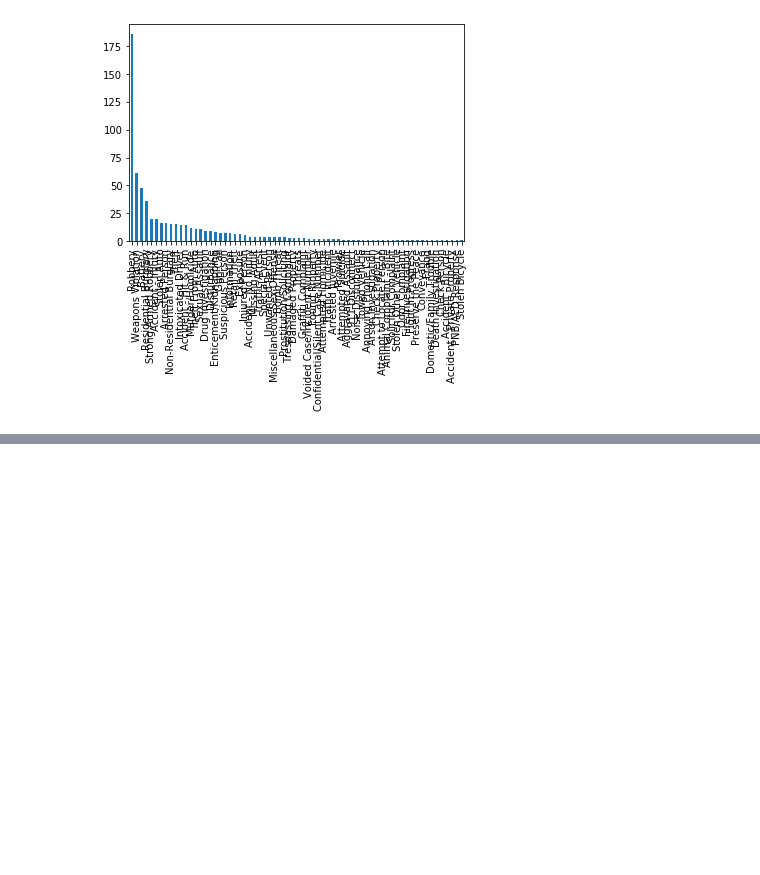
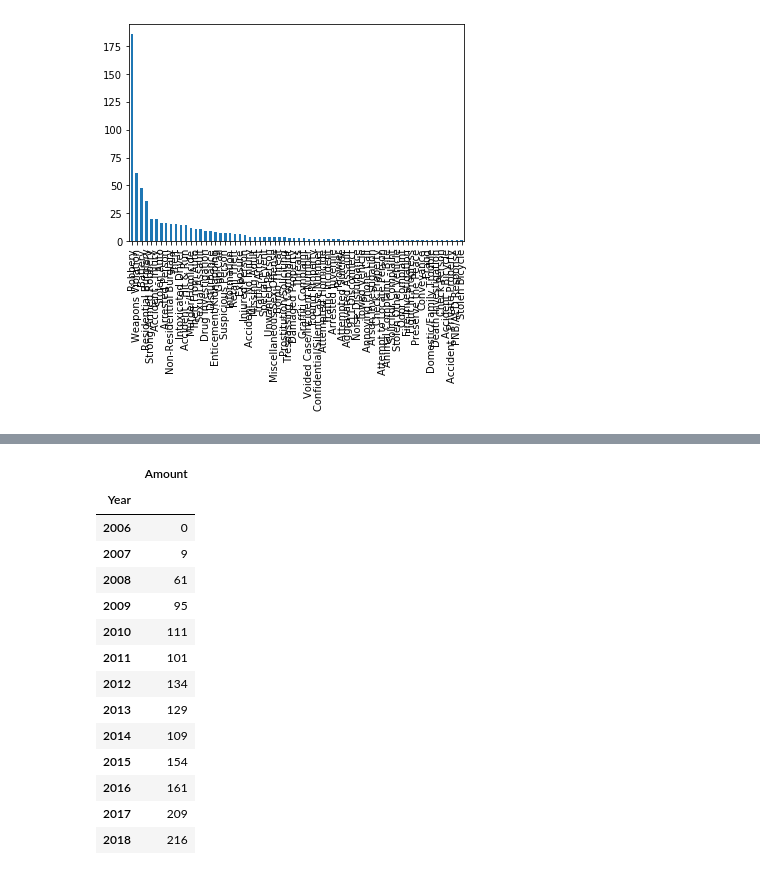
Before and after one commit to LeonTan828/Madcity_Proj, a Jupyter notebook: Incident charts by year.ipynb, the cells around one changed output, grey strips where cells are left out. Saved outputs shown, nothing was run; the diff lists cells and outputs as text; code cells hidden in the pictures; blank space fills up the shorter version.

```diff
--- a/Incident charts by year.ipynb
+++ b/Incident charts by year.ipynb
@@ -342,0 +401,18 @@ ax2008
+# %%
+amofWeapV
+# %% [output]
+|  | Amount |
+| Year |  |
+| 2006 | 0 |
+| 2007 | 9 |
+| 2008 | 61 |
+| 2009 | 95 |
+| 2010 | 111 |
+| 2011 | 101 |
+| 2012 | 134 |
+| 2013 | 129 |
+| 2014 | 109 |
+| 2015 | 154 |
+| 2016 | 161 |
+| 2017 | 209 |
+| 2018 | 216 |
```
Also changed, not shown: parts of 7 cells of this notebook, 4 other files.
